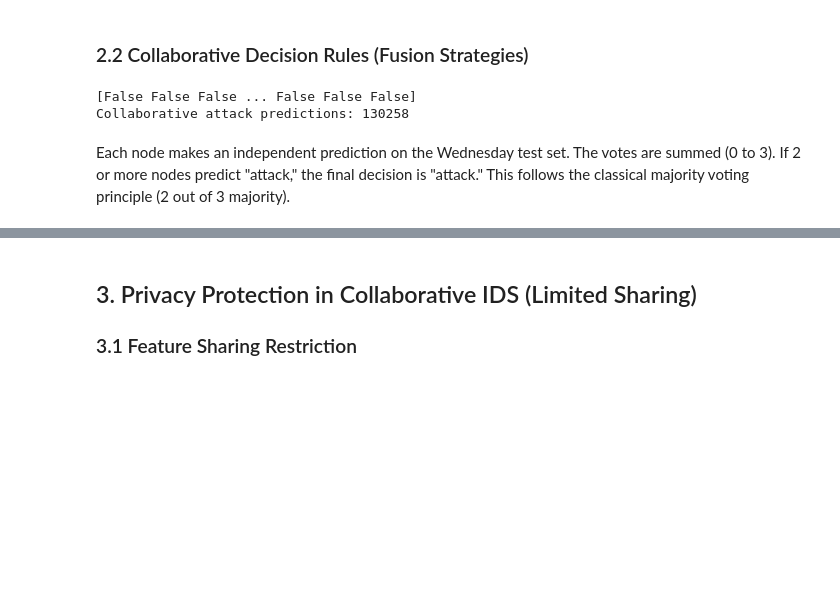
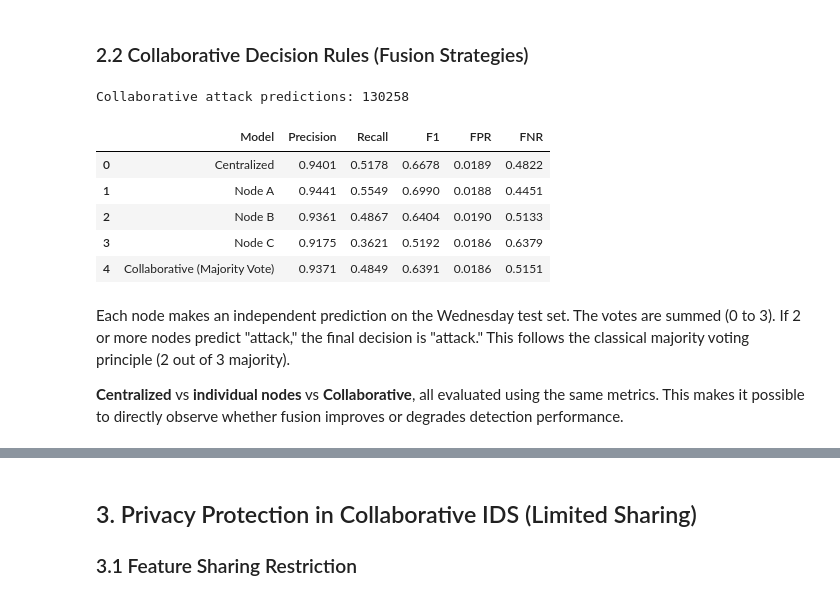
Before and after one commit to ANKOI12/INF6422E---Advanced-Concepts-in-Computer-Security, a Jupyter notebook: Lab 3/Notebook - Lab 3 - INF6422E - 2487137 - 2421549.ipynb, the cells around one changed output, grey strips where cells are left out. Cells and saved outputs as stored; diff of their text form; code cells hidden in the pictures; blank space fills up the shorter version.

```diff
--- a/Lab 3/Notebook - Lab 3 - INF6422E - 2487137 - 2421549.ipynb
+++ b/Lab 3/Notebook - Lab 3 - INF6422E - 2487137 - 2421549.ipynb
@@ -315,16 +315,51 @@ All three IDS nodes were evaluated independently on the same Wednesday test data
 # %%
 # Get binary predictions from each node: 0 = Benign, 1 = Attack
 pred_A = (ids_A.predict(X_test) == -1).astype(int)
 pred_B = (ids_B.predict(X_test) == -1).astype(int)
 pred_C = (ids_C.predict(X_test) == -1).astype(int)
 
 # Majority voting: attack if 2 or more nodes agree
 votes = pred_A + pred_B + pred_C
 y_collab = (votes >= 2).astype(int)
 
 print("Collaborative attack predictions:", y_collab.sum())
+
+# Eval collaborative predictions
+cm_collab = confusion_matrix(y_true, y_collab)
+tn, fp, fn, tp = cm_collab.ravel()
+
+res_collab = {
+    "Precision": precision_score(y_true, y_collab, zero_division=0),
+    "Recall": recall_score(y_true, y_collab, zero_division=0),
+    "F1": f1_score(y_true, y_collab, zero_division=0),
+    "FPR": fp / (fp + tn) if (fp + tn) else 0.0,
+    "FNR": fn / (fn + tp) if (fn + tp) else 0.0,
+}
+
+comparison = pd.DataFrame([
+    {"Model": "Centralized", "Precision": round(precision, 4), "Recall": round(recall, 4),
+     "F1": round(f1, 4), "FPR": round(fpr, 4), "FNR": round(fnr, 4)},
+    {"Model": "Node A", "Precision": round(res_A["Precision"], 4), "Recall": round(res_A["Recall"], 4),
+     "F1": round(res_A["F1"], 4), "FPR": round(res_A["FPR"], 4), "FNR": round(res_A["FNR"], 4)},
+    {"Model": "Node B", "Precision": round(res_B["Precision"], 4), "Recall": round(res_B["Recall"], 4),
+     "F1": round(res_B["F1"], 4), "FPR": round(res_B["FPR"], 4), "FNR": round(res_B["FNR"], 4)},
+    {"Model": "Node C", "Precision": round(res_C["Precision"], 4), "Recall": round(res_C["Recall"], 4),
+     "F1": round(res_C["F1"], 4), "FPR": round(res_C["FPR"], 4), "FNR": round(res_C["FNR"], 4)},
+    {"Model": "Collaborative (Majority Vote)", "Precision": round(res_collab["Precision"], 4),
+     "Recall": round(res_collab["Recall"], 4), "F1": round(res_collab["F1"], 4),
+     "FPR": round(res_collab["FPR"], 4), "FNR": round(res_collab["FNR"], 4)},
+])
+
+comparison
 # %% [output]
-[False False False ... False False False]
 Collaborative attack predictions: 130258
+|  | Model | Precision | Recall | F1 | FPR | FNR |
+| 0 | Centralized | 0.9401 | 0.5178 | 0.6678 | 0.0189 | 0.4822 |
+| 1 | Node A | 0.9441 | 0.5549 | 0.6990 | 0.0188 | 0.4451 |
+| 2 | Node B | 0.9361 | 0.4867 | 0.6404 | 0.0190 | 0.5133 |
+| 3 | Node C | 0.9175 | 0.3621 | 0.5192 | 0.0186 | 0.6379 |
+| 4 | Collaborative (Majority Vote) | 0.9371 | 0.4849 | 0.6391 | 0.0186 | 0.5151 |
 # %% [markdown]
 Each node makes an independent prediction on the Wednesday test set. The votes are summed (0 to 3). If 2 or more nodes predict "attack," the final decision is "attack." This follows the classical majority voting principle (2 out of 3 majority).
+
+**Centralized** vs **individual nodes** vs **Collaborative**, all evaluated using the same metrics. This makes it possible to directly observe whether fusion improves or degrades detection performance.
```
Also changed, not shown: parts of 1 cell of this notebook.
